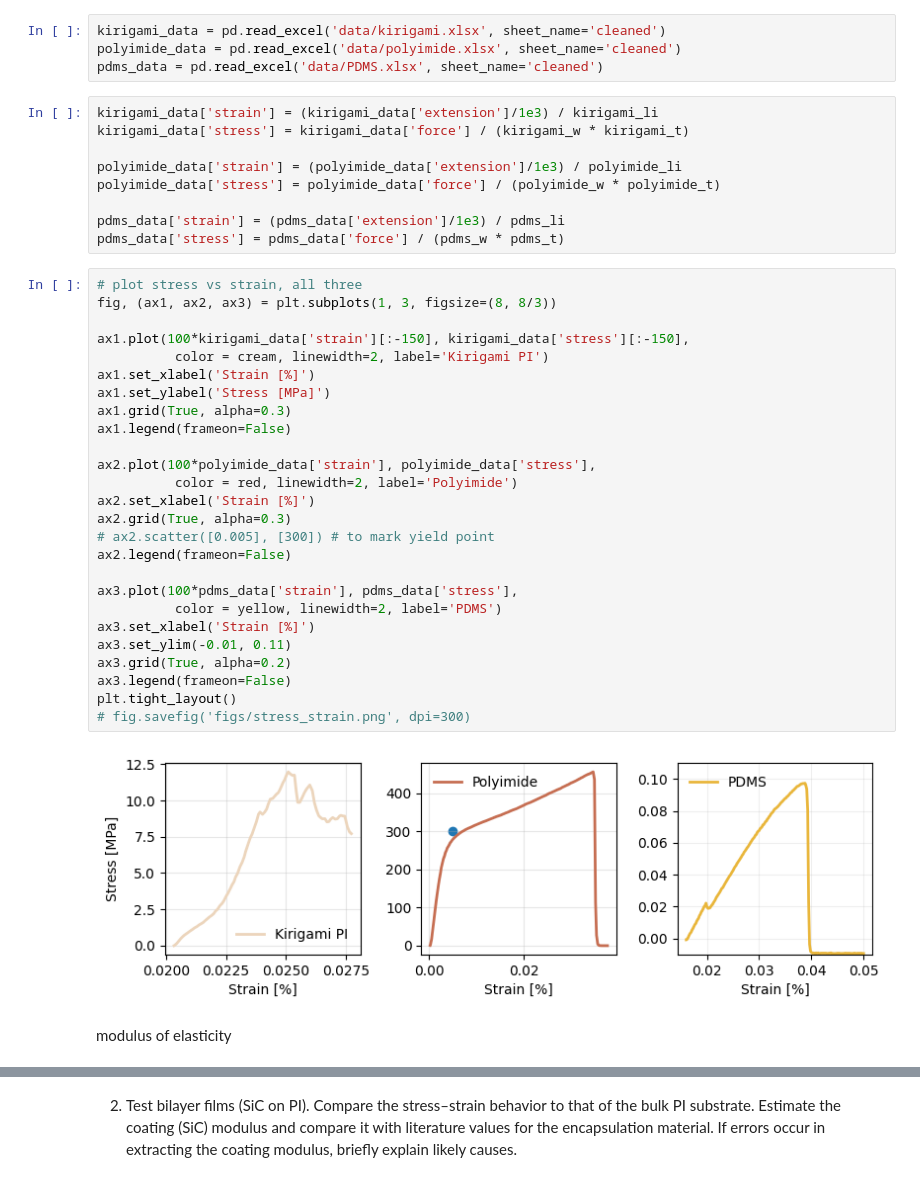
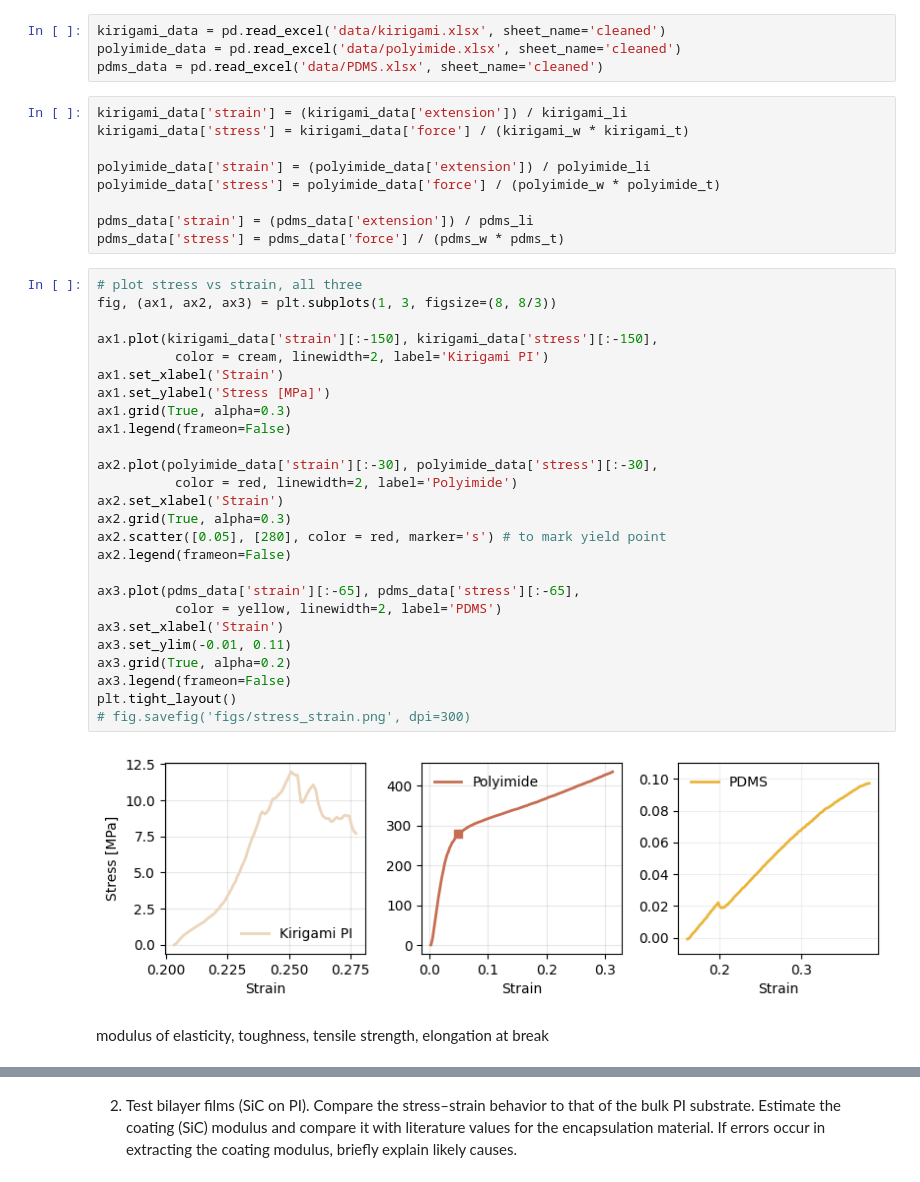
Before and after one commit to mohammadmundiwala/Flexible-Electronics, a Jupyter notebook: lab-3/data_analysis.ipynb, the cells around one changed output, grey strips where cells are left out. Drawn from its saved outputs; the diff is of its cells as text.

Commit message:
cleaned excels and SiC modulus calcs

```diff
--- a/lab-3/data_analysis.ipynb
+++ b/lab-3/data_analysis.ipynb
@@ -45,42 +45,42 @@ kirigami_data = pd.read_excel('data/kirigami.xlsx', sheet_name='cleaned')
 polyimide_data = pd.read_excel('data/polyimide.xlsx', sheet_name='cleaned')
 pdms_data = pd.read_excel('data/PDMS.xlsx', sheet_name='cleaned')
 # %%
-kirigami_data['strain'] = (kirigami_data['extension']/1e3) / kirigami_li
+kirigami_data['strain'] = (kirigami_data['extension']) / kirigami_li
 kirigami_data['stress'] = kirigami_data['force'] / (kirigami_w * kirigami_t)
 
-polyimide_data['strain'] = (polyimide_data['extension']/1e3) / polyimide_li
+polyimide_data['strain'] = (polyimide_data['extension']) / polyimide_li
 polyimide_data['stress'] = polyimide_data['force'] / (polyimide_w * polyimide_t)
 
-pdms_data['strain'] = (pdms_data['extension']/1e3) / pdms_li
+pdms_data['strain'] = (pdms_data['extension']) / pdms_li
 pdms_data['stress'] = pdms_data['force'] / (pdms_w * pdms_t)
 # %%
 # plot stress vs strain, all three
 fig, (ax1, ax2, ax3) = plt.subplots(1, 3, figsize=(8, 8/3))
 
-ax1.plot(100*kirigami_data['strain'][:-150], kirigami_data['stress'][:-150],
+ax1.plot(kirigami_data['strain'][:-150], kirigami_data['stress'][:-150],
           color = cream, linewidth=2, label='Kirigami PI')
-ax1.set_xlabel('Strain [%]')
+ax1.set_xlabel('Strain')
 ax1.set_ylabel('Stress [MPa]')
 ax1.grid(True, alpha=0.3)
 ax1.legend(frameon=False)
 
-ax2.plot(100*polyimide_data['strain'], polyimide_data['stress'],
+ax2.plot(polyimide_data['strain'][:-30], polyimide_data['stress'][:-30],
           color = red, linewidth=2, label='Polyimide')
-ax2.set_xlabel('Strain [%]')
+ax2.set_xlabel('Strain')
 ax2.grid(True, alpha=0.3)
-# ax2.scatter([0.005], [300]) # to mark yield point
+ax2.scatter([0.05], [280], color = red, marker='s') # to mark yield point
 ax2.legend(frameon=False)
 
-ax3.plot(100*pdms_data['strain'], pdms_data['stress'],
+ax3.plot(pdms_data['strain'][:-65], pdms_data['stress'][:-65],
           color = yellow, linewidth=2, label='PDMS')
-ax3.set_xlabel('Strain [%]')
+ax3.set_xlabel('Strain')
 ax3.set_ylim(-0.01, 0.11)
 ax3.grid(True, alpha=0.2)
 ax3.legend(frameon=False)
 plt.tight_layout()
 # fig.savefig('figs/stress_strain.png', dpi=300)
 # %% [output]
-[figure, old version]
+[figure, new version]
 # %% [markdown]
-modulus of elasticity
+modulus of elasticity, toughness, tensile strength, elongation at break
 # %%
```
Also changed, not shown: parts of 7 cells of this notebook, 2 other files.
